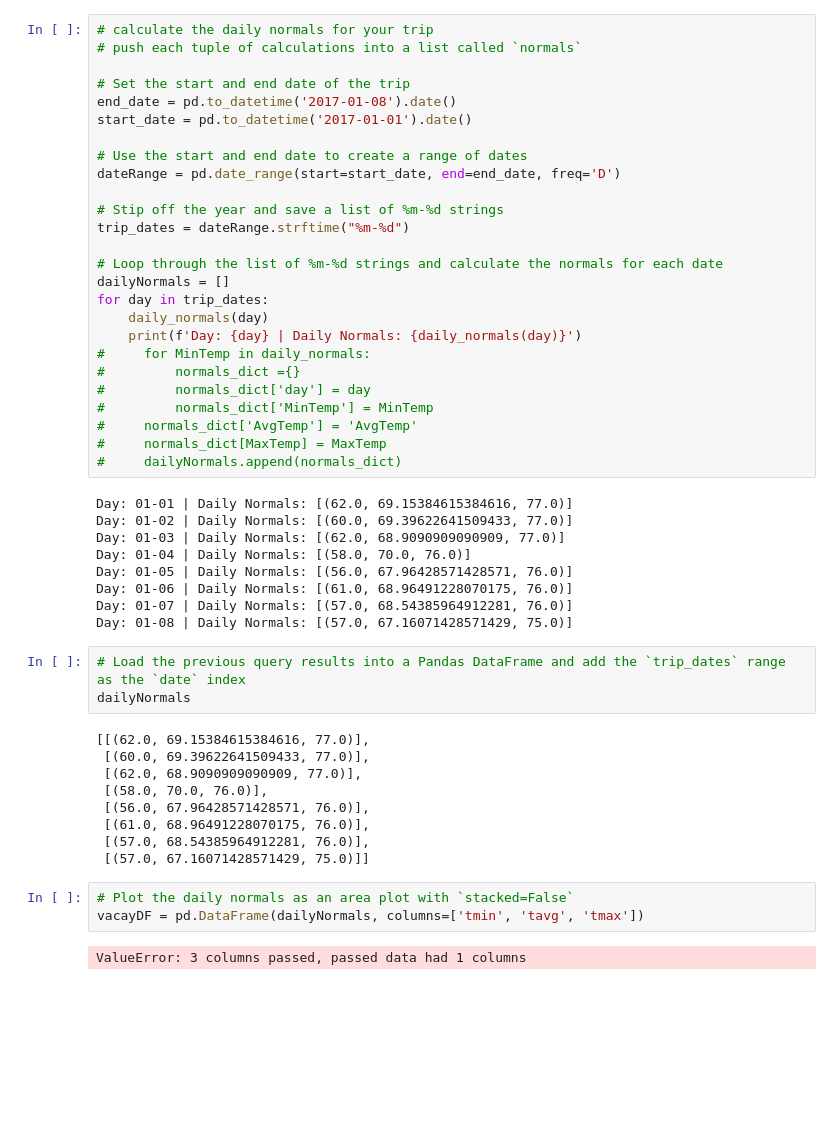
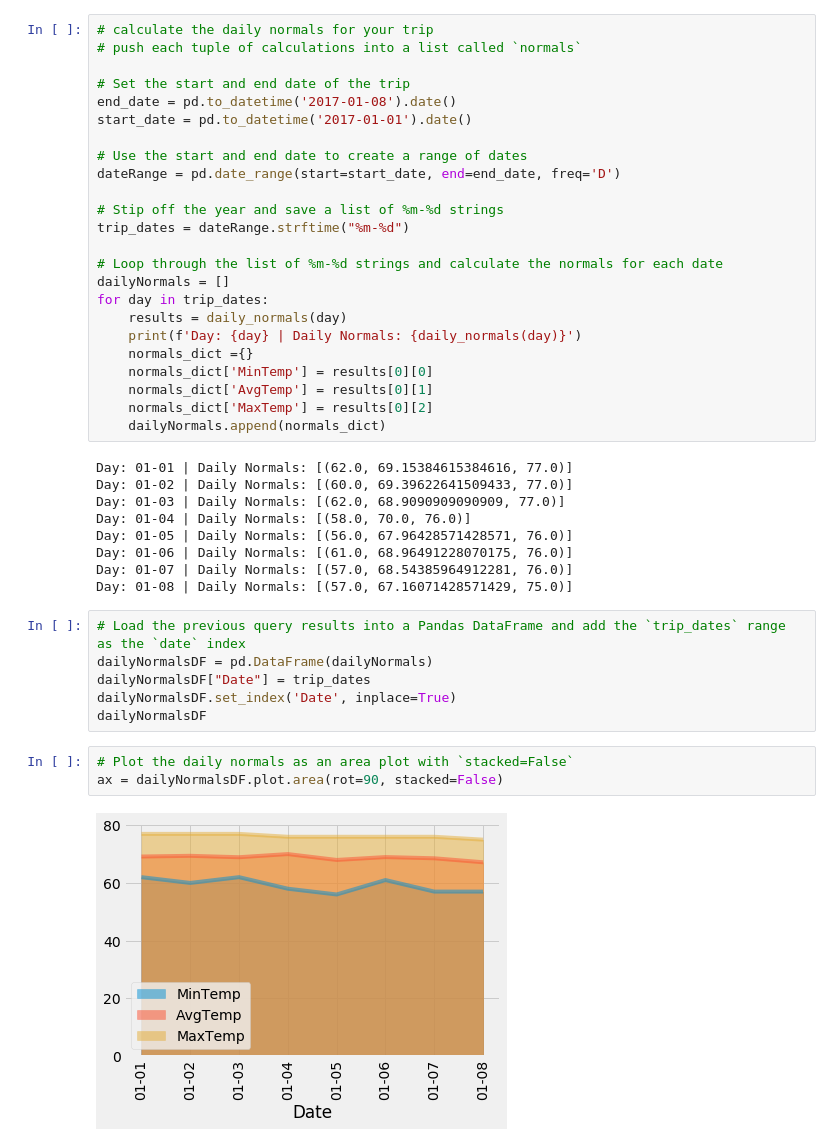
Before and after one commit to bbixby/sqlalchemy-challenge, a Jupyter notebook: climate_analysis.ipynb, the cells around one changed output. Cells and saved outputs as stored; diff of their text form; blank space fills up the shorter version.

```diff
--- a/climate_analysis.ipynb
+++ b/climate_analysis.ipynb
@@ -343,15 +343,13 @@ trip_dates = dateRange.strftime("%m-%d")
 # Loop through the list of %m-%d strings and calculate the normals for each date
 dailyNormals = []
 for day in trip_dates:
-    daily_normals(day)
+    results = daily_normals(day)
     print(f'Day: {day} | Daily Normals: {daily_normals(day)}')
-#     for MinTemp in daily_normals:
-#         normals_dict ={}
-#         normals_dict['day'] = day
-#         normals_dict['MinTemp'] = MinTemp
-#     normals_dict['AvgTemp'] = 'AvgTemp'
-#     normals_dict[MaxTemp] = MaxTemp
-#     dailyNormals.append(normals_dict)
+    normals_dict ={}
+    normals_dict['MinTemp'] = results[0][0]
+    normals_dict['AvgTemp'] = results[0][1]
+    normals_dict['MaxTemp'] = results[0][2]
+    dailyNormals.append(normals_dict)
 # %% [output]
 Day: 01-01 | Daily Normals: [(62.0, 69.15384615384616, 77.0)]
 Day: 01-02 | Daily Normals: [(60.0, 69.39622641509433, 77.0)]
@@ -363,18 +361,12 @@ Day: 01-07 | Daily Normals: [(57.0, 68.54385964912281, 76.0)]
 Day: 01-08 | Daily Normals: [(57.0, 67.16071428571429, 75.0)]
 # %%
 # Load the previous query results into a Pandas DataFrame and add the `trip_dates` range as the `date` index
-dailyNormals
+dailyNormalsDF = pd.DataFrame(dailyNormals)
+dailyNormalsDF["Date"] = trip_dates
+dailyNormalsDF.set_index('Date', inplace=True)
+dailyNormalsDF
-# %% [output]
-[[(62.0, 69.15384615384616, 77.0)],
- [(60.0, 69.39622641509433, 77.0)],
- [(62.0, 68.9090909090909, 77.0)],
- [(58.0, 70.0, 76.0)],
- [(56.0, 67.96428571428571, 76.0)],
- [(61.0, 68.96491228070175, 76.0)],
- [(57.0, 68.54385964912281, 76.0)],
- [(57.0, 67.16071428571429, 75.0)]]
 # %%
 # Plot the daily normals as an area plot with `stacked=False`
-vacayDF = pd.DataFrame(dailyNormals, columns=['tmin', 'tavg', 'tmax'])
+ax = dailyNormalsDF.plot.area(rot=90, stacked=False)
 # %% [output]
-ValueError: 3 columns passed, passed data had 1 columns
+[figure, added]
```
Also changed, not shown: parts of 2 cells of this notebook, 2 other files.
